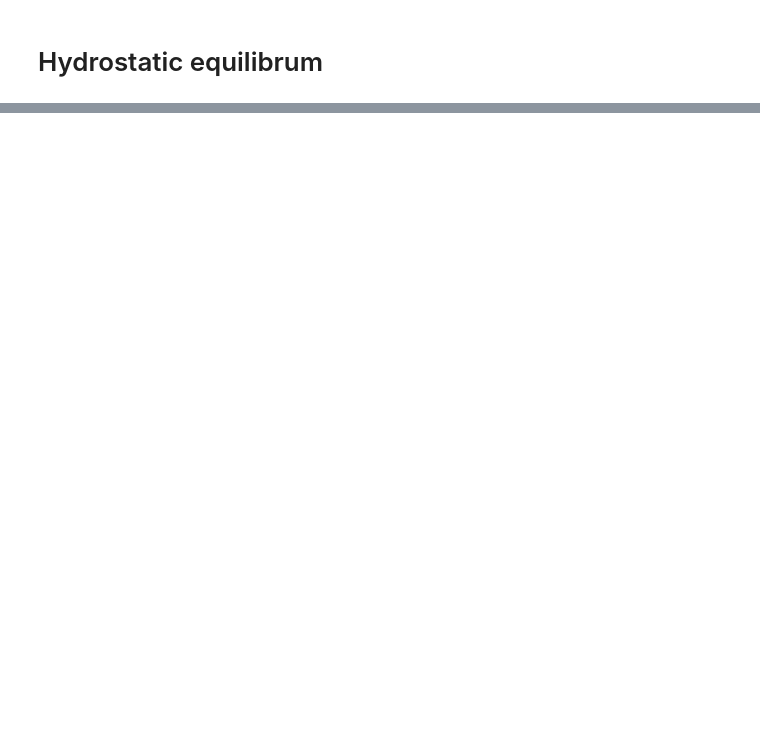
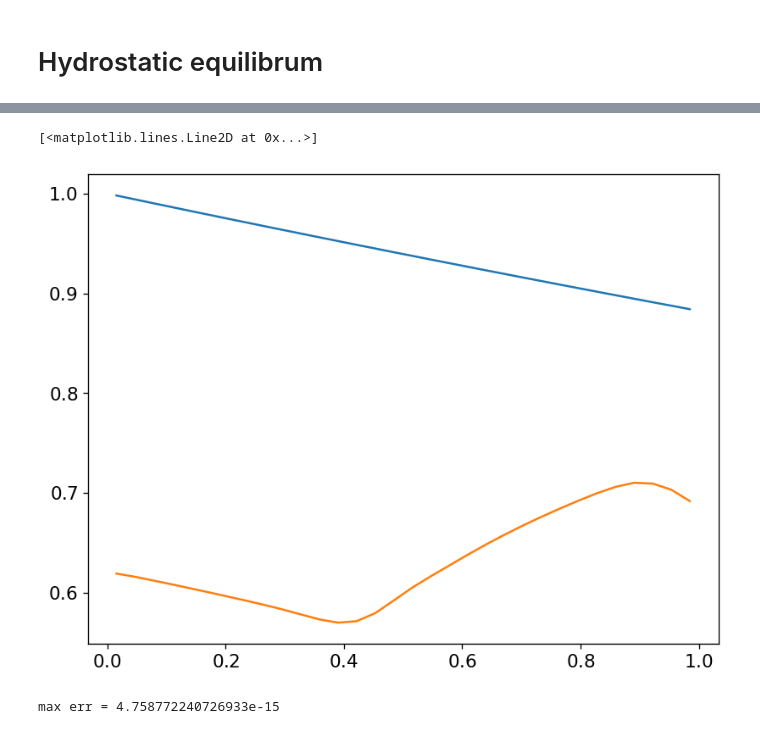
Before and after one commit to python-hydro/ppmpy, a Jupyter notebook: examples/hse.ipynb, the cells around one changed output, grey strips where cells are left out. Saved outputs shown, nothing was run; the diff lists cells and outputs as text; code cells hidden in the pictures; blank space fills up the shorter version.

```diff
--- a/examples/hse.ipynb
+++ b/examples/hse.ipynb
@@ -79,0 +88,3 @@ step:   77, t =    1.000, dt = 0.009631
+# %%
+from itertools import pairwise
+ivar = 0
@@ -79,0 +100,5 @@ step:   77, t =    1.000, dt = 0.009631
+# %%
+for s in simulations:
+    init = s.grid.scratch_array(nc=3)
+    hse(s.grid, s.v, s.gamma, init, params)
+    print(f"{s.grid.nx:3d} : {s.grid.norm(init[:, ivar] - s.U[:, ivar]) }")
@@ -79,0 +114,16 @@ step:   77, t =    1.000, dt = 0.009631
+# %%
+s = simulations[0]
+fig, ax = plt.subplots()
+ax.plot(s.grid.x[s.grid.lo:s.grid.hi+1], init[s.grid.lo:s.grid.hi+1, ivar])
+ax.plot(s.grid.x[s.grid.lo:s.grid.hi+1], s.U[s.grid.lo:s.grid.hi+1, ivar])
+# %% [output]
+[<matplotlib.lines.Line2D at 0x...>]
+[figure, added]
+# %%
+nx = 32
+dt = 0.0128 * (32 / nx)
+e = Euler(nx, 0.5, fixed_dt=dt, init_cond=hse,
+          use_limiting=False, use_flattening=False,
+          bc_left_type="reflect", bc_right_type="reflect", params=params)
+# %% [output]
+max err = 4.758772240726933e-15
```
Also changed, not shown: parts of 11 cells of this notebook, 4 other files.
